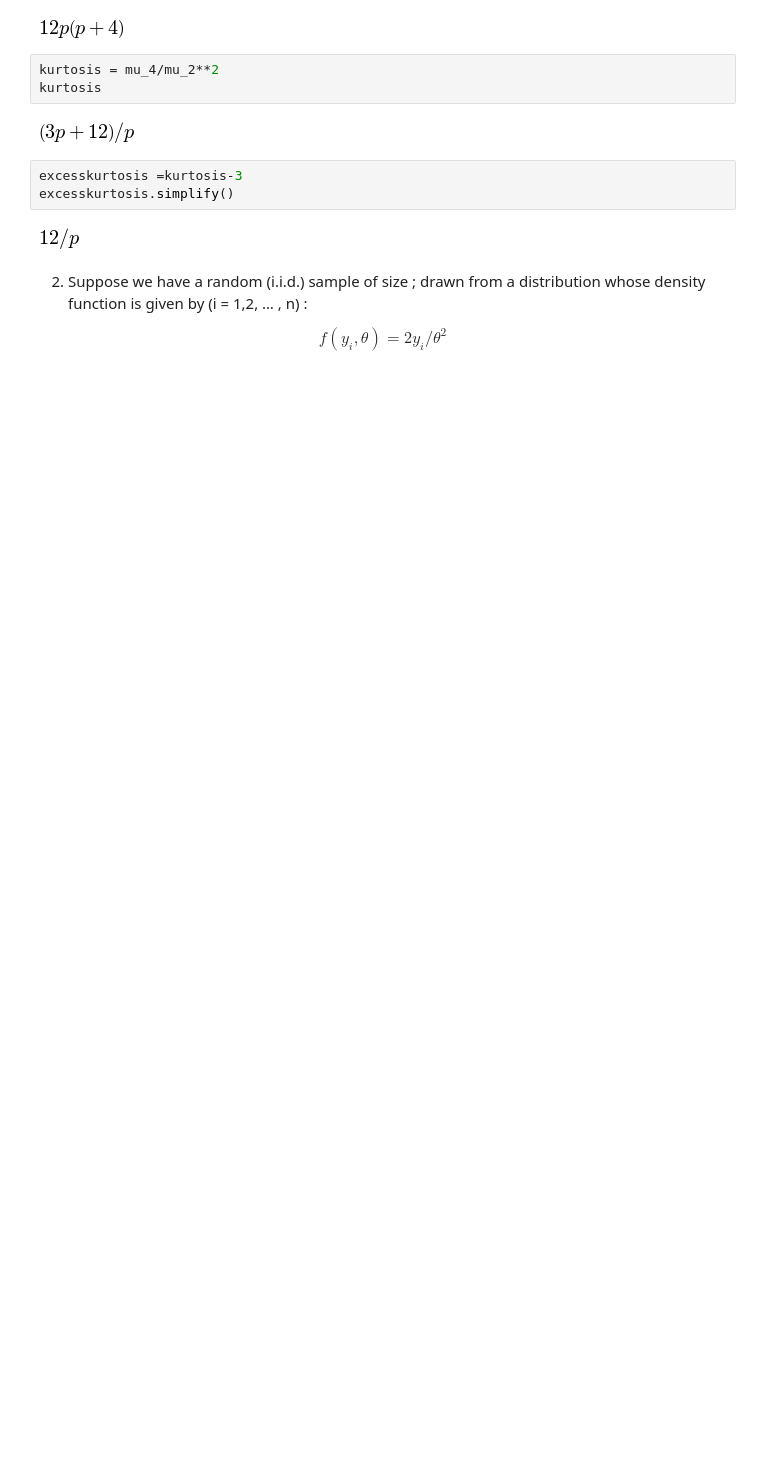
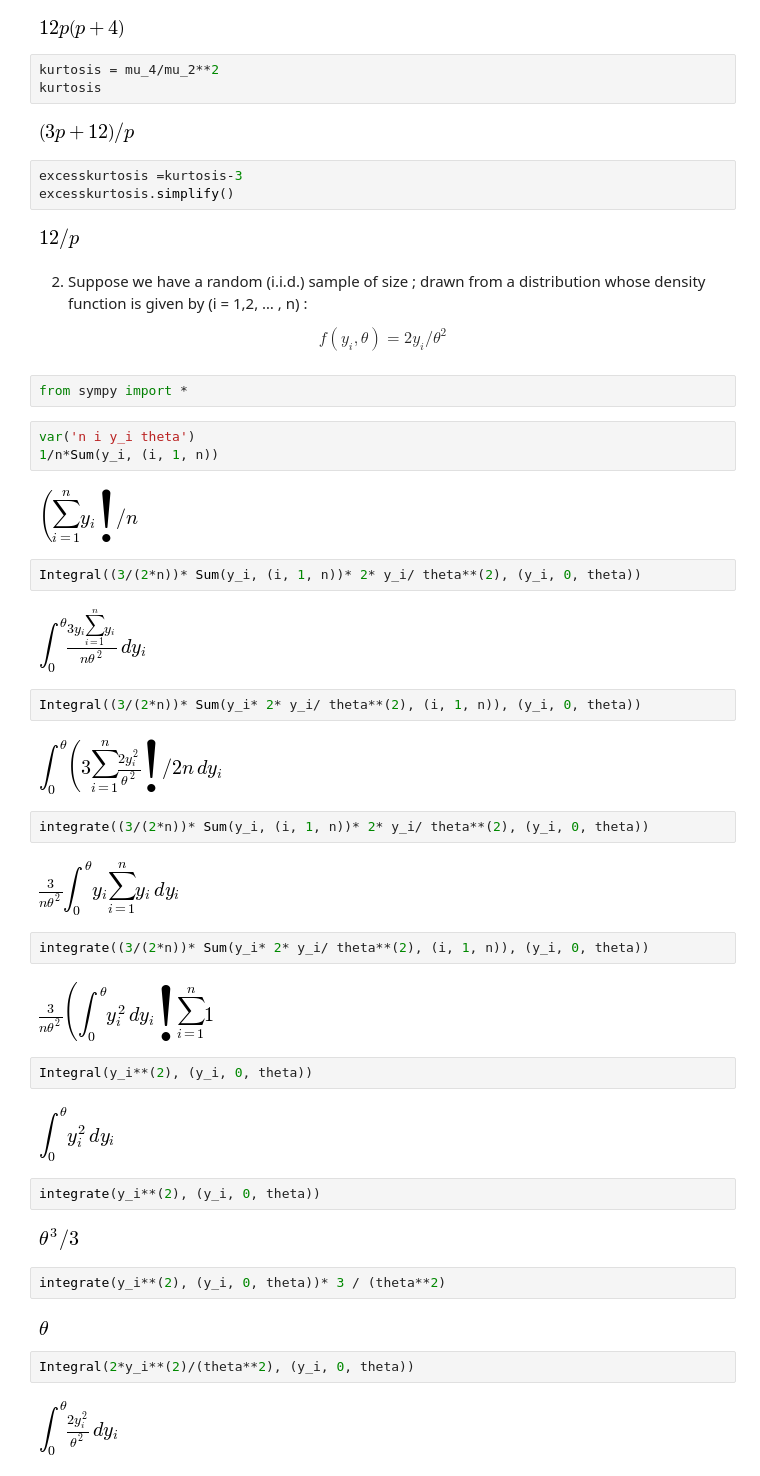
Before and after one commit to jonduan/Economics_note, a Jupyter notebook: econometrics/econ546/lab02/lab02.ipynb, the cells around one changed output. Saved outputs shown, nothing was run; the diff lists cells and outputs as text; blank space fills up the shorter version.

```diff
--- a/econometrics/econ546/lab02/lab02.ipynb
+++ b/econometrics/econ546/lab02/lab02.ipynb
@@ -86,3 +86,42 @@ excesskurtosis.simplify()
 2. Suppose we have a random (i.i.d.) sample of size ; drawn from a distribution whose density function is given by (i = 1,2, … , n) :
 
 $$f(y_i, \theta) = 2 y_i/ \theta^2$$
+# %%
+from sympy import *
+# %%
+var('n i y_i theta')
+1/n*Sum(y_i, (i, 1, n))
+# %% [output]
+[figure, added]
+# %%
+Integral((3/(2*n))* Sum(y_i, (i, 1, n))* 2* y_i/ theta**(2), (y_i, 0, theta))
+# %% [output]
+[figure, added]
+# %%
+Integral((3/(2*n))* Sum(y_i* 2* y_i/ theta**(2), (i, 1, n)), (y_i, 0, theta))
+# %% [output]
+[figure, added]
+# %%
+integrate((3/(2*n))* Sum(y_i, (i, 1, n))* 2* y_i/ theta**(2), (y_i, 0, theta))
+# %% [output]
+[figure, added]
+# %%
+integrate((3/(2*n))* Sum(y_i* 2* y_i/ theta**(2), (i, 1, n)), (y_i, 0, theta))
+# %% [output]
+[figure, added]
+# %%
+Integral(y_i**(2), (y_i, 0, theta))
+# %% [output]
+[figure, added]
+# %%
+integrate(y_i**(2), (y_i, 0, theta))
+# %% [output]
+[figure, added]
+# %%
+integrate(y_i**(2), (y_i, 0, theta))* 3 / (theta**2)
+# %% [output]
+[figure, added]
+# %%
+Integral(2*y_i**(2)/(theta**2), (y_i, 0, theta))
+# %% [output]
+[figure, added]
```
Also changed, not shown: parts of 9 cells of this notebook.
